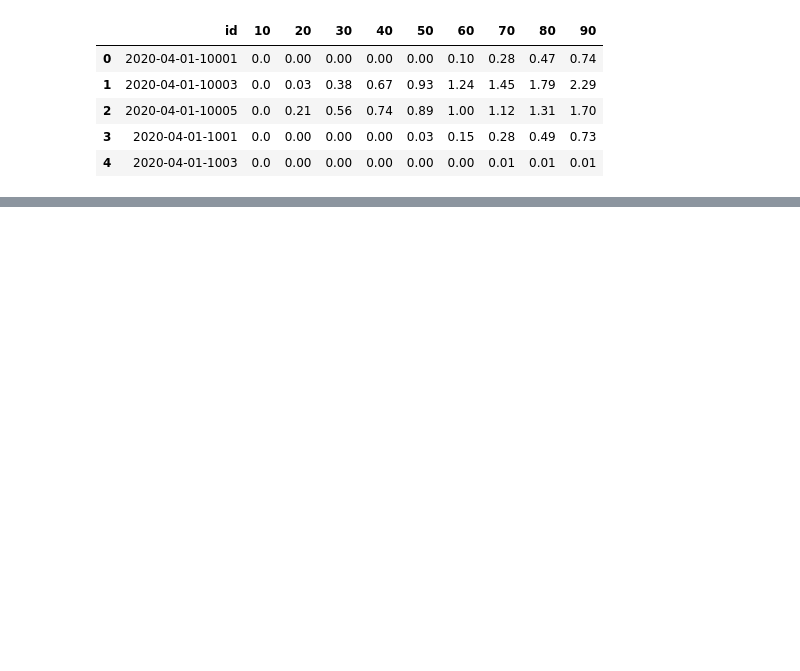
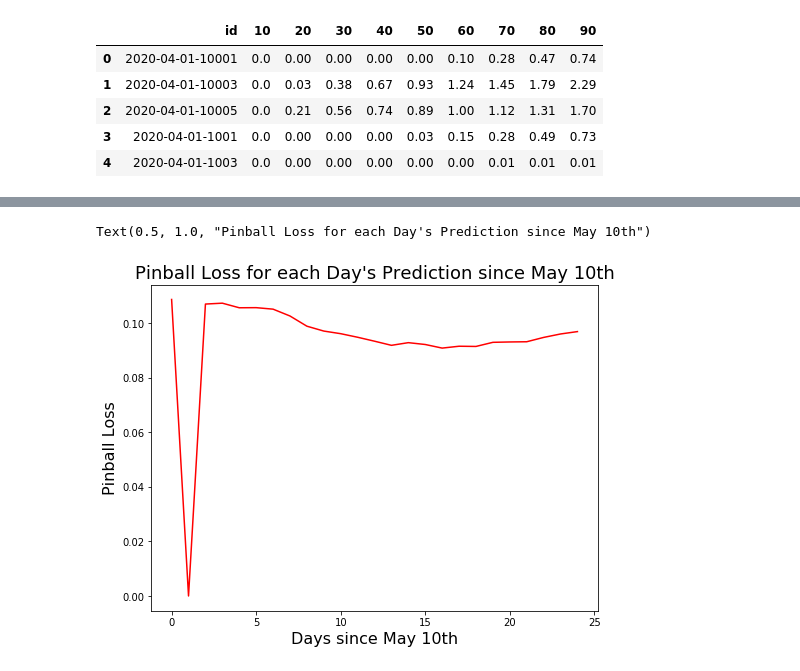
Before and after one commit to velischrist/billy-kimba, a Jupyter notebook: Long Time Horizon Evaluation.ipynb, the cells around one changed output, grey strips where cells are left out. Drawn from its saved outputs; the diff is of its cells as text; code cells hidden in the pictures; blank space fills up the shorter version.

```diff
--- a/Long Time Horizon Evaluation.ipynb
+++ b/Long Time Horizon Evaluation.ipynb
@@ -18,0 +178,9 @@ df.head()
+# %%
+plt.figure(figsize=(8,6))
+plt.plot(loss, color='red')
+plt.xlabel("Days since May 10th", fontsize=16)
+plt.ylabel("Pinball Loss", fontsize=16)
+plt.title("Pinball Loss for each Day's Prediction since May 10th", fontsize=18)
+# %% [output]
+Text(0.5, 1.0, "Pinball Loss for each Day's Prediction since May 10th")
+[figure, added]
```
Also changed, not shown: parts of 4 cells of this notebook, 1 other file.
